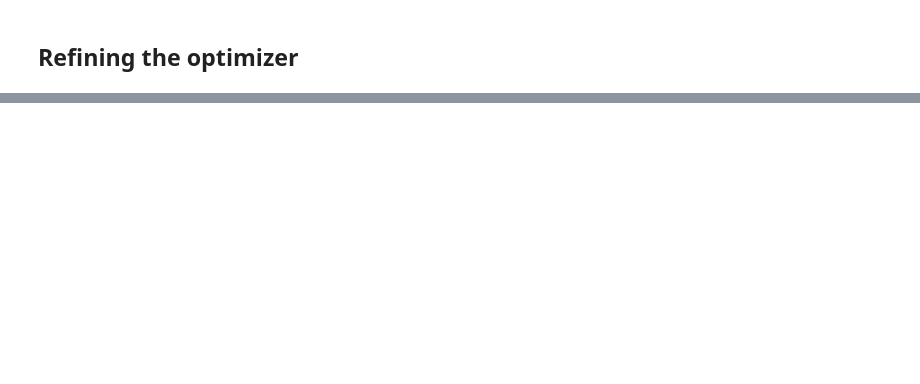
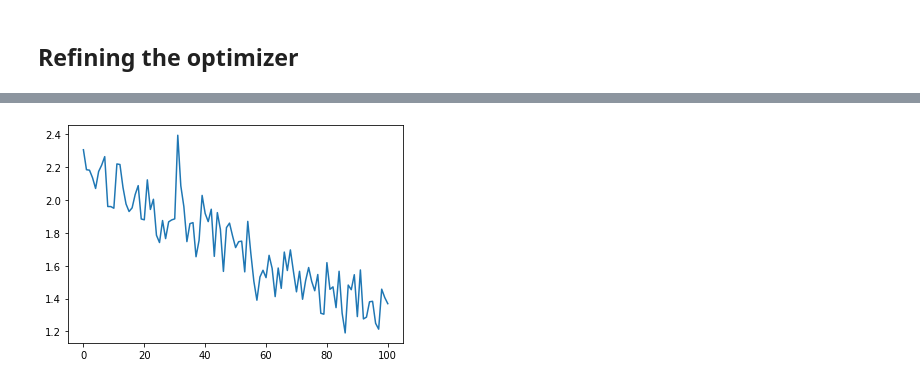
Before and after one commit to qAp/course-v3, a Jupyter notebook: nbs/dl2/09_optimizers-lookntype.ipynb, the cells around one changed output, grey strips where cells are left out. Saved outputs shown, nothing was run; the diff lists cells and outputs as text; code cells hidden in the pictures; blank space fills up the shorter version.

```diff
--- a/nbs/dl2/09_optimizers-lookntype.ipynb
+++ b/nbs/dl2/09_optimizers-lookntype.ipynb
@@ -57,23 +58,3 @@ def sgd_step(p, lr, **kwargs):
     return p
 # %%
 opt_func = partial(Optimizer, steppers=[sgd_step])
-# %%
-class Recorder(Callback):
-    # It records the learning rate and the losses at
-    # each iteration.
-
-    def begin_fit(self): self.lrs, self.losses = [], []
-
-    def after_batch(self):
-        if not self.in_train: return
-        self.lrs.append(self.opt.hypers[-1]['lr'])
-        self.losses.append(self.loss.detach().cpu())
-
-    def plot_lr
-    def plot_loss
-    def plot
-
-class ParamScheduler(Callback):
-    _order = 1
-    def __init__
-    def begin_batch
@@ -79,0 +107,9 @@ class ParamScheduler(Callback):
+# %%
+sched = combine_scheds([.3, .7], [sched_cos(.3, .6), sched_cos(.6, .2)])
+# %%
+cbfs = [partial(AvgStatsCallback, accuracy),
+        CudaCallback,
+        Recorder,
+        partial(ParamScheduler, 'lr', sched)]
+# %%
+learn, run = get_learn_run(nfs, data, .4, conv_layer, cbs=cbfs, opt_func=opt_func)
@@ -79,0 +123,4 @@ class ParamScheduler(Callback):
+# %%
+run.recorder.plot_loss()
+# %% [output]
+[figure, added]
```
Also changed, not shown: parts of 26 cells of this notebook.
